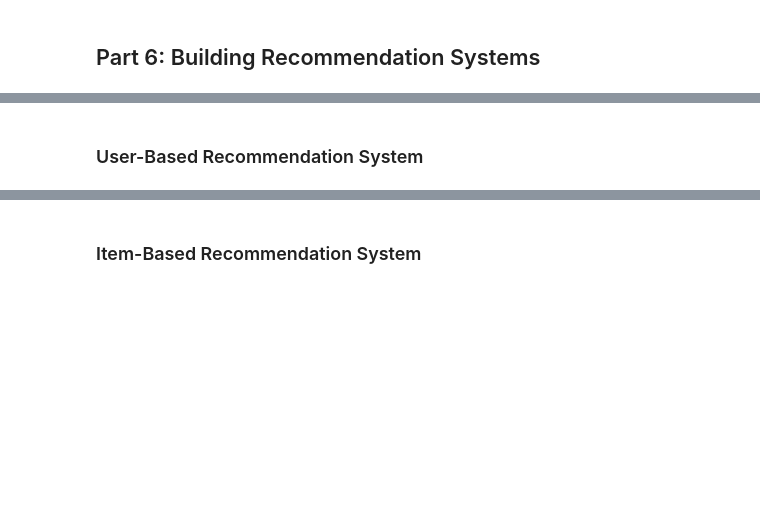
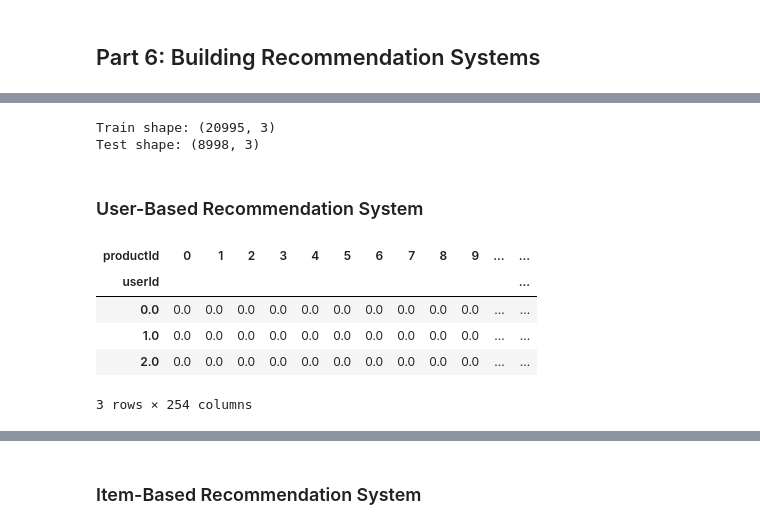
Before and after one commit to razranjan/Recommendation_System, a Jupyter notebook: Ebuss_Recommendation_System.ipynb, the cells around one changed output, grey strips where cells are left out. Cells and saved outputs as stored; diff of their text form; code cells hidden in the pictures; blank space fills up the shorter version.

Commit message:
Recommendation System Project
Recommendation System Project

```diff
--- a/Ebuss_Recommendation_System.ipynb
+++ b/Ebuss_Recommendation_System.ipynb
@@ -52,5 +62,0 @@ nltk.download('omw-1.4')
-# %%
-# Load the dataset
-df = pd.read_csv('sample30.csv')
-print(f"Dataset shape: {df.shape}")
-df.head()
@@ -56,0 +81,14 @@ df.head()
+# %%
+# Load the dataset
+import os
+
+file_path = '/content/drive/My Drive/RecommendationSystem/sample30.csv'
+
+if os.path.exists(file_path):
+    print(f"File found at: {file_path}")
+    df = pd.read_csv(file_path)
+    print(f"Dataset shape: {df.shape}")
+    display(df.head())
+else:
+    print(f"File not found at: {file_path}")
+    print("Please ensure the file is in the correct location in your Google Drive and that Google Drive is mounted correctly.")
@@ -249,12 +428,22 @@ rating_df.head()
 train, test = train_test_split(rating_df, test_size=0.30, random_state=31)
 print(f"Train shape: {train.shape}")
 print(f"Test shape: {test.shape}")
+# %% [output]
+Train shape: (20995, 3)
+Test shape: (8998, 3)
 # %% [markdown]
 ### User-Based Recommendation System
 # %%
 # Create user-product pivot matrix
-df_pivot = train.pivot(index='userId', columns='productId', values='rating').fillna(0)
+df_pivot = train.pivot_table(index='userId', columns='productId', values='rating', aggfunc='mean').fillna(0)
 df_pivot.head(3)
+# %% [output]
+| productId | 0 | 1 | 2 | 3 | 4 | 5 | 6 | 7 | 8 | 9 | ... | ... |
+| userId |  |  |  |  |  |  |  |  |  |  |  | ... |
+| 0.0 | 0.0 | 0.0 | 0.0 | 0.0 | 0.0 | 0.0 | 0.0 | 0.0 | 0.0 | 0.0 | ... | ... |
+| 1.0 | 0.0 | 0.0 | 0.0 | 0.0 | 0.0 | 0.0 | 0.0 | 0.0 | 0.0 | 0.0 | ... | ... |
+| 2.0 | 0.0 | 0.0 | 0.0 | 0.0 | 0.0 | 0.0 | 0.0 | 0.0 | 0.0 | 0.0 | ... | ... |
+3 rows × 254 columns
 # %%
 # Calculate mean rating for each user for adjusted cosine
 mean = np.nanmean(df_pivot, axis=1)
```
Also changed, not shown: parts of 35 cells of this notebook, 14 other files.
